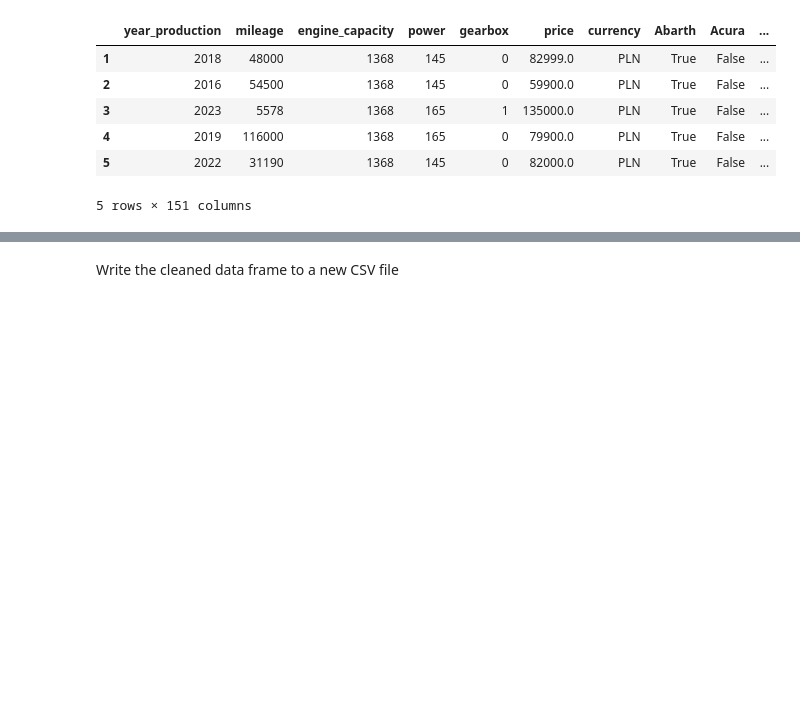
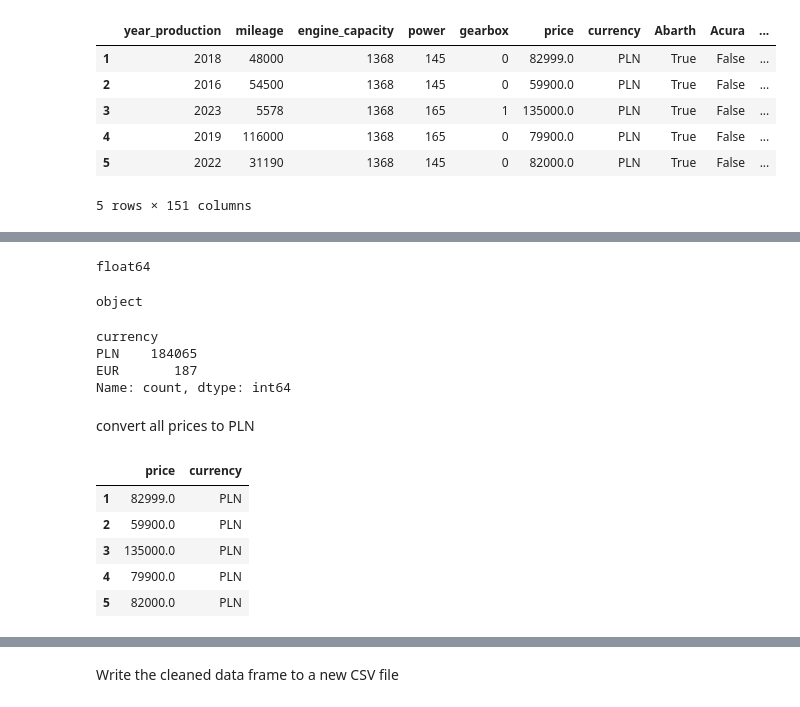
Before and after one commit to KarolinaSolarska/Predictive-Analytics-for-Car-Pricing, a Jupyter notebook: 2. Data cleaning.ipynb, the cells around one changed output, grey strips where cells are left out. Saved outputs shown, nothing was run; the diff lists cells and outputs as text; code cells hidden in the pictures; blank space fills up the shorter version.

```diff
--- a/2. Data cleaning.ipynb
+++ b/2. Data cleaning.ipynb
@@ -940,0 +951,41 @@ data.head()
+# %%
+type_price = data['price'].dtype
+print(type_price)
+# %% [output]
+float64
+# %%
+type_currency = data['currency'].dtype
+print(type_currency)
+# %% [output]
+object
+# %%
+# Display unique values and their counts
+unique_currency = data['currency'].value_counts()
+
+unique_currency
+# %% [output]
+currency
+PLN    184065
+EUR       187
+Name: count, dtype: int64
+# %% [markdown]
+convert all prices to PLN
+# %%
+# Define the exchange rate
+eur_to_pln_rate = 4.2077
+
+# Convert prices in EUR to PLN
+data.loc[data['currency'] == 'EUR', 'price'] = data.loc[data['currency'] == 'EUR', 'price'] * eur_to_pln_rate
+
+# Update the currency column to PLN
+data['currency'] = 'PLN'
+
+# Check the result
+data[['price', 'currency']].head()
+# %% [output]
+|  | price | currency |
+| 1 | 82999.0 | PLN |
+| 2 | 59900.0 | PLN |
+| 3 | 135000.0 | PLN |
+| 4 | 79900.0 | PLN |
+| 5 | 82000.0 | PLN |
```
Also changed, not shown: parts of 11 cells of this notebook.
